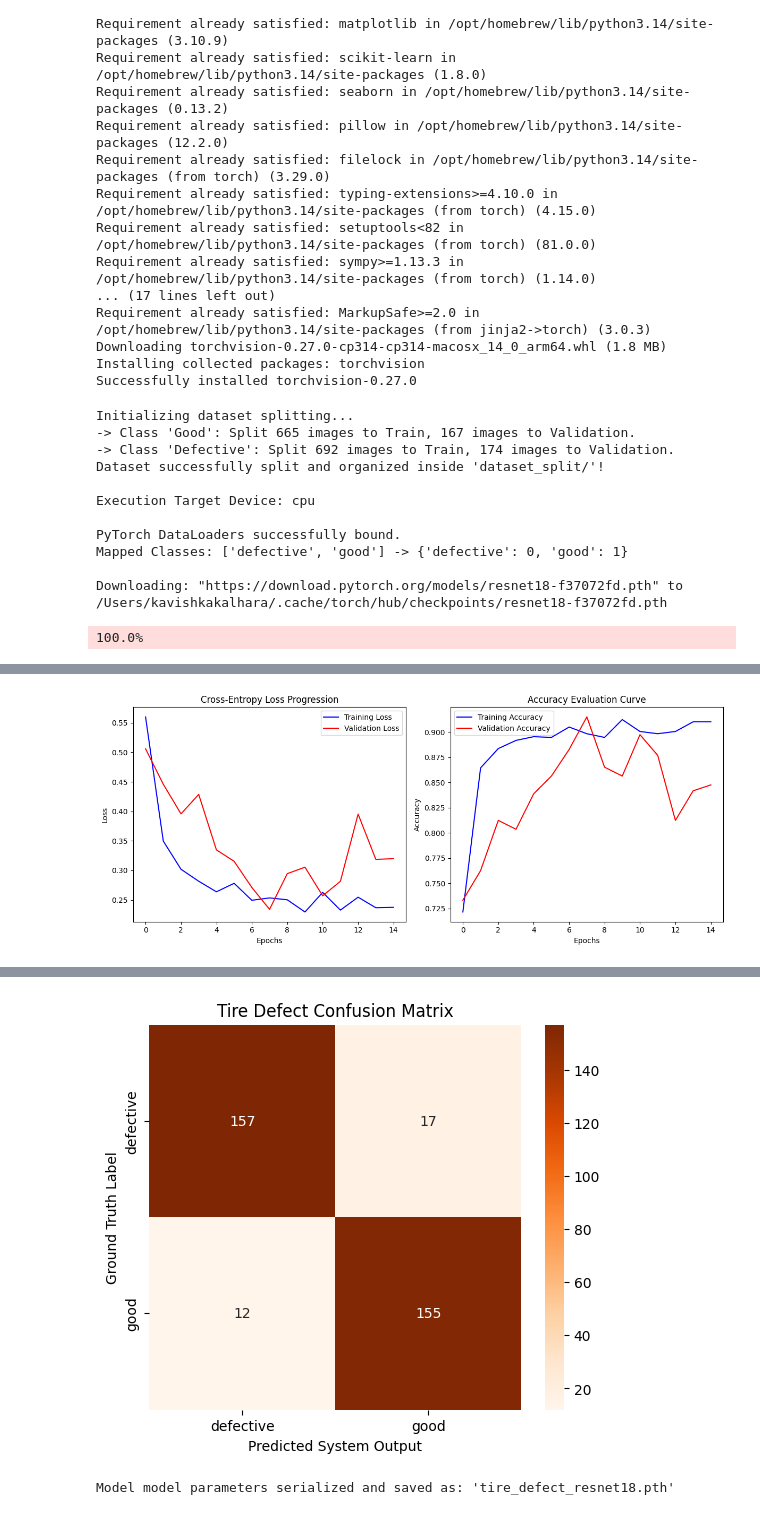
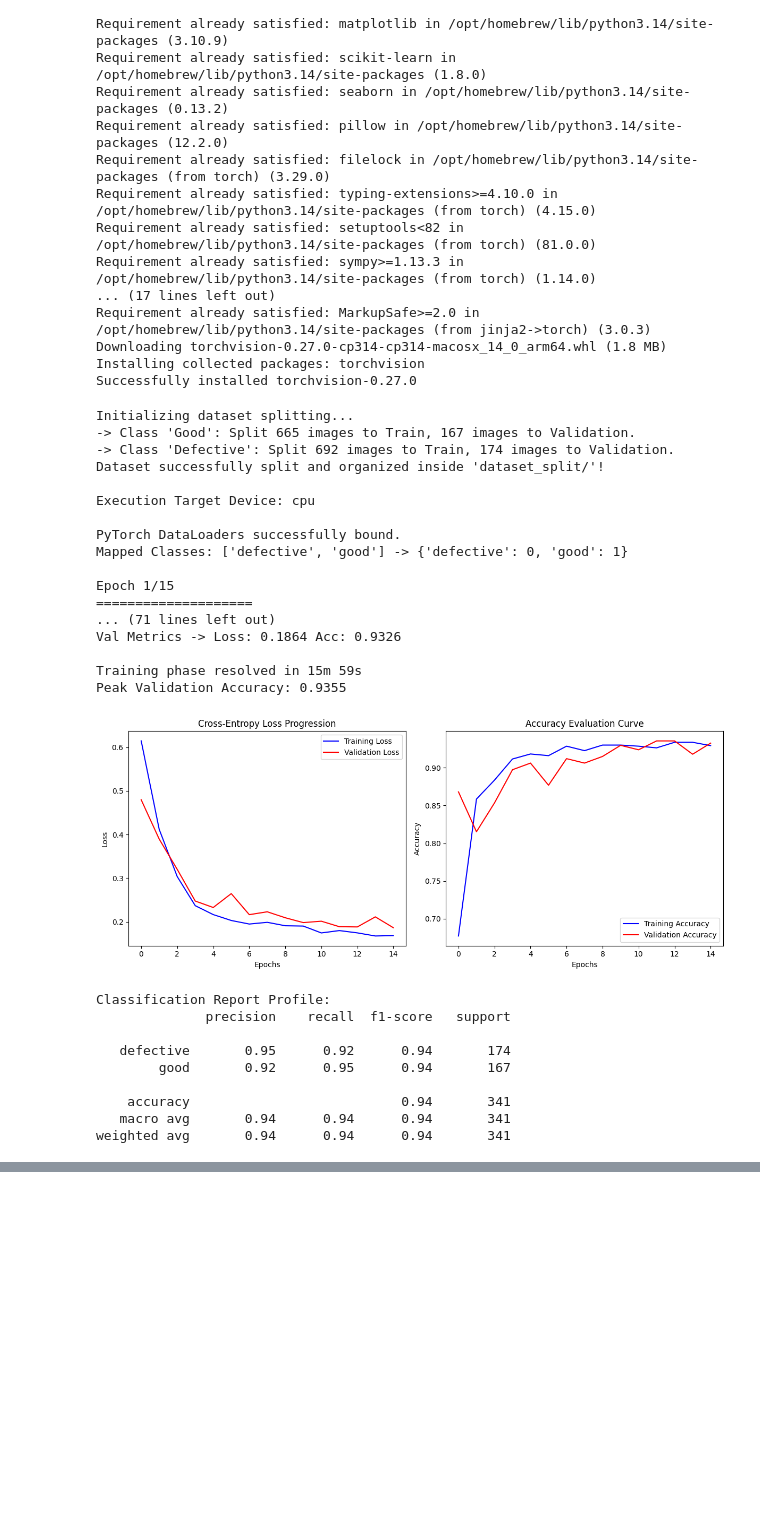
Before and after one commit to kavishkakalhara1/tire-defect-identification, a Jupyter notebook: notebok1.ipynb, the cells around one changed output, grey strips where cells are left out. Cells and saved outputs as stored; diff of their text form; code cells hidden in the pictures; blank space fills up the shorter version.

```diff
--- a/notebok1.ipynb
+++ b/notebok1.ipynb
@@ -39,34 +39,27 @@ from torchvision import datasets, transforms, models
 # =====================================================================
 # 1. DATASET SPLITTING LOGIC
 # =====================================================================
-# This automatically splits your 'Good' and 'Defective' folders into an 80/20 train/val split.
-
-ORIGINAL_DATA_DIR = 'dataset'  # Name of your current folder
+ORIGINAL_DATA_DIR = 'dataset'
 SPLIT_DATA_DIR = 'dataset_split'
 CLASSES = ['Good', 'Defective']
 SPLIT_RATIO = 0.2  # 20% for validation, 80% for training
 
 print("Initializing dataset splitting...")
-# Create target directories for PyTorch ImageFolder compatibility
 for phase in ['train', 'val']:
     for cl in CLASSES:
         os.makedirs(os.path.join(SPLIT_DATA_DIR, phase, cl.lower()), exist_ok=True)
 
-# Process and copy the images
 for cl in CLASSES:
     source_class_folder = os.path.join(ORIGINAL_DATA_DIR, cl)
 
     if not os.path.exists(source_class_folder):
         raise FileNotFoundError(f"Could not find folder: {source_class_folder}. Please ensure your dataset folder name matches.")
 
-    # Fetch valid image extensions
     all_images = [f for f in os.listdir(source_class_folder)
                   if f.lower().endswith(('.png', '.jpg', '.jpeg', '.bmp'))]
 
-    # Stratified split
     train_imgs, val_imgs = train_test_split(all_images, test_size=SPLIT_RATIO, random_state=42, shuffle=True)
 
-    # Copy helper
     def copy_images(image_list, phase):
         for img in image_list:
             src_path = os.path.join(source_class_folder, img)
@@ -82,24 +75,22 @@ print("Dataset successfully split and organized inside 'dataset_split/'!\n")
 # =====================================================================
 # 2. HYPERPARAMETERS & GLOBAL CONFIGURATION
 # =====================================================================
-BATCH_SIZE = 32
+BATCH_SIZE = 64
 NUM_CLASSES = 2
 NUM_EPOCHS = 15
-LEARNING_RATE = 0.001
 DEVICE = torch.device("cuda" if torch.cuda.is_available() else "cpu")
 
 print(f"Execution Target Device: {DEVICE}\n")
 
 # =====================================================================
-# 3. DATA TRANFORMS & DATA LOADERS
+# 3. DATA TRANSFORMS & DATA LOADERS
 # =====================================================================
-# Heavy geometric augmentation handles circular geometry configurations of tires.
 data_transforms = {
     'train': transforms.Compose([
         transforms.Resize((224, 224)),
         transforms.RandomHorizontalFlip(),
         transforms.RandomVerticalFlip(),
-        transforms.RandomRotation(180),
+        transforms.RandomRotation(30),
         transforms.ColorJitter(brightness=0.2, contrast=0.2),
         transforms.ToTensor(),
         transforms.Normalize([0.485, 0.456, 0.406], [0.229, 0.224, 0.225])
@@ -131,27 +122,43 @@ print(f"Mapped Classes: {class_names} -> {image_datasets['train'].class_to_idx}\
 # 4. TRANSFER LEARNING ARCHITECTURE BACKBONE
 # =====================================================================
 def initialize_model():
-    # Utilizing an ImageNet pre-trained ResNet-18 variant for feature extraction
     model = models.resnet18(weights=models.ResNet18_Weights.DEFAULT)
 
-    # Freeze core convolutional layers to retain structural weight patterns
-    for param in model.parameters():
-        param.requires_grad = False
+    # Freeze lower layers but keep layer4 dynamic to track custom tire features
+    for name, param in model.named_parameters():
+        if "layer4" in name:
+            param.requires_grad = True
+        else:
+            param.requires_grad = False
 
-    # Overwrite the classification head boundary for Binary output configuration
     num_features = model.fc.in_features
-    model.fc = nn.Linear(num_features, NUM_CLASSES)
+
+    # Multi-layer classification head with Dropout
+    model.fc = nn.Sequential(
+        nn.Linear(num_features, 256),
+        nn.ReLU(),
+        nn.Dropout(0.5),
+        nn.Linear(256, NUM_CLASSES)
+    )
 
     return model.to(DEVICE)
 
 model = initialize_model()
 criterion = nn.CrossEntropyLoss()
-optimizer = optim.Adam(model.fc.parameters(), lr=LEARNING_RATE)
+
+# Differential Learning Rates with L2 Regularization (weight decay)
+optimizer = optim.Adam([
+    {'params': model.layer4.parameters(), 'lr': 1e-5},
+    {'params': model.fc.parameters(), 'lr': 1e-4}
+], weight_decay=1e-4)
+
+# LR Scheduler decaying learning rates by half every 4 epochs to settle peaks smoothly
+scheduler = optim.lr_scheduler.StepLR(optimizer, step_size=4, gamma=0.5)
 
 # =====================================================================
 # 5. MODEL TRAINING & VALIDATION PIPELINE
 # =====================================================================
-def train_defect_detector(model, criterion, optimizer, num_epochs=15):
+def train_defect_detector(model, criterion, optimizer, scheduler, num_epochs=15):
     start_time = time.time()
 
     best_model_wts = copy.deepcopy(model.state_dict())
@@ -177,7 +184,6 @@ def train_defect_detector(model, criterion, optimizer, num_epochs=15):
 
                 optimizer.zero_grad()
 
-                # Track gradients only during the training phase
                 with torch.set_grad_enabled(phase == 'train'):
                     outputs = model(inputs)
                     _, preds = torch.max(outputs, 1)
@@ -198,10 +204,12 @@ def train_defect_detector(model, criterion, optimizer, num_epochs=15):
 
             print(f'{phase.capitalize()} Metrics -> Loss: {epoch_loss:.4f} Acc: {epoch_acc:.4f}')
 
-            # Cache state dict parameters if validation accuracy peaks
             if phase == 'val' and epoch_acc > best_acc:
                 best_acc = epoch_acc
                 best_model_wts = copy.deepcopy(model.state_dict())
+
+        # Step the learning rate decay scheduler after completing the epoch
+        scheduler.step()
         print()
 
     duration = time.time() - start_time
@@ -212,7 +220,7 @@ def train_defect_detector(model, criterion, optimizer, num_epochs=15):
     return model, history
 
 # Execute the engine
-trained_model, training_history = train_defect_detector(model, criterion, optimizer, num_epochs=NUM_EPOCHS)
+trained_model, training_history = train_defect_detector(model, criterion, optimizer, scheduler, num_epochs=NUM_EPOCHS)
 
 # =====================================================================
 # 6. PERFORMANCE GRAPH VISUALIZATION
@@ -257,33 +265,47 @@ def execute_validation_analytics(model, dataloader):
 true_labels, predicted_labels = execute_validation_analytics(trained_model, dataloaders['val'])
 
 print("Classification Report Profile:")
 print(classification_report(true_labels, predicted_labels, target_names=class_names))
 
-# Render Confusion Matrix Heatmap
 cm = confusion_matrix(true_labels, predicted_labels)
 plt.figure(figsize=(6, 5))
 sns.heatmap(cm, annot=True, fmt='d', cmap='Oranges', xticklabels=class_names, yticklabels=class_names)
 plt.ylabel('Ground Truth Label')
 plt.xlabel('Predicted System Output')
 plt.title('Tire Defect Confusion Matrix')
 plt.show()
 
 # =====================================================================
 # 8. WEIGHT SERIALIZATION
 # =====================================================================
 OUTPUT_MODEL_NAME = 'tire_defect_resnet18.pth'
 torch.save(trained_model.state_dict(), OUTPUT_MODEL_NAME)
 print(f"Model model parameters serialized and saved as: '{OUTPUT_MODEL_NAME}'")
 # %% [output]
 Initializing dataset splitting...
 -> Class 'Good': Split 665 images to Train, 167 images to Validation.
 -> Class 'Defective': Split 692 images to Train, 174 images to Validation.
 Dataset successfully split and organized inside 'dataset_split/'!
 
 Execution Target Device: cpu
 
 PyTorch DataLoaders successfully bound.
 Mapped Classes: ['defective', 'good'] -> {'defective': 0, 'good': 1}
 
-Downloading: "https://download.pytorch.org/models/resnet18-f37072fd.pth" to /Users/kavishkakalhara/.cache/torch/hub/checkpoints/resnet18-f37072fd.pth
+Epoch 1/15
+====================
+... (71 lines left out)
+Val Metrics -> Loss: 0.1864 Acc: 0.9326
+
+Training phase resolved in 15m 59s
+Peak Validation Accuracy: 0.9355
+[figure, new version]
-100.0%
+Classification Report Profile:
+              precision    recall  f1-score   support
+
+   defective       0.95      0.92      0.94       174
+        good       0.92      0.95      0.94       167
+
+    accuracy                           0.94       341
+   macro avg       0.94      0.94      0.94       341
+weighted avg       0.94      0.94      0.94       341
@@ -307 +313,0 @@ Peak Validation Accuracy: 0.9150
-[figure, old version]
@@ -317,3 +314 @@ weighted avg       0.92      0.91      0.91       341
-[figure, old version]
-Model model parameters serialized and saved as: 'tire_defect_resnet18.pth'
 # %%
```
Also changed, not shown: parts of 4 cells of this notebook, 9 other files.
